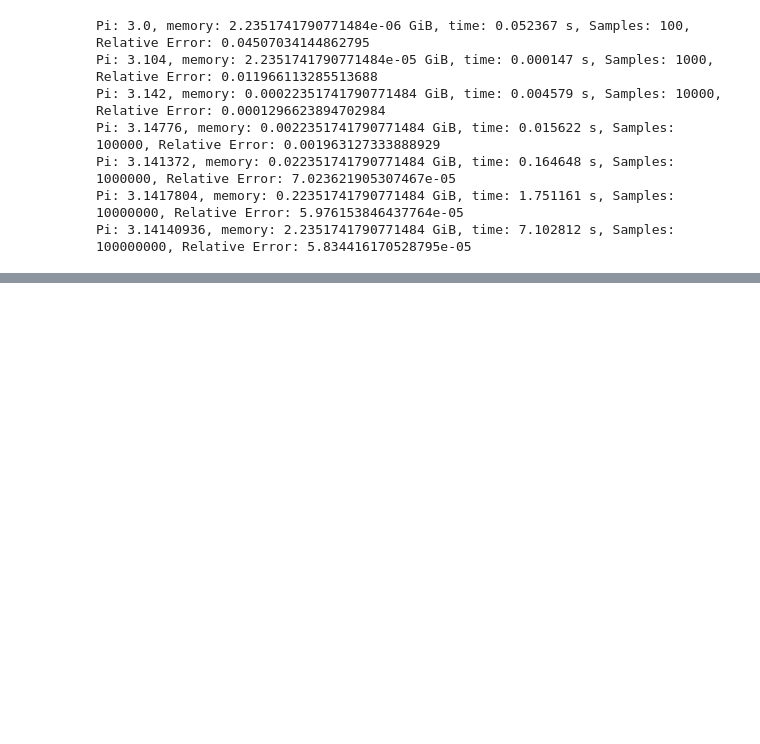
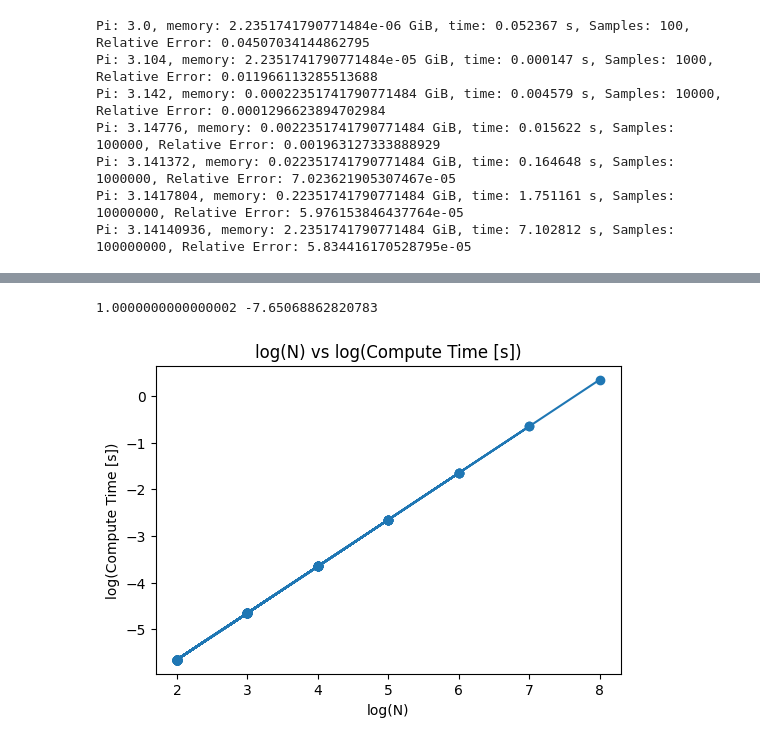
Before and after one commit to byrneap23/numpy-matplotlib, a Jupyter notebook: Numpy_Matplotlib.ipynb, the cells around one changed output, grey strips where cells are left out. Saved outputs shown, nothing was run; the diff lists cells and outputs as text; code cells hidden in the pictures; blank space fills up the shorter version.

```diff
--- a/Numpy_Matplotlib.ipynb
+++ b/Numpy_Matplotlib.ipynb
@@ -247,0 +228,19 @@ c. How does the amount of time to calculate scale as N is increased? Do you expe
+# %%
+# Plot 3: N vs Compute Time
+logTime = []
+for t in TimeVal:
+    logTime.append(math.log(t, 10))
+
+plt.figure(figsize=(6, 4))
+plt.scatter(logN, logTime)
+plt.title("log(N) vs log(Compute Time [s])")
+plt.xlabel("log(N)")
+plt.ylabel("log(Compute Time [s])")
+
+z = np.polyfit(logN, logTime, 1)
+p = np.poly1d(z)
+plt.plot(logN, p(logN))
+print(z[0],z[1])
+# %% [output]
+1.0000000000000002 -7.65068862820783
+[figure, added]
```
Also changed, not shown: parts of 7 cells of this notebook.
